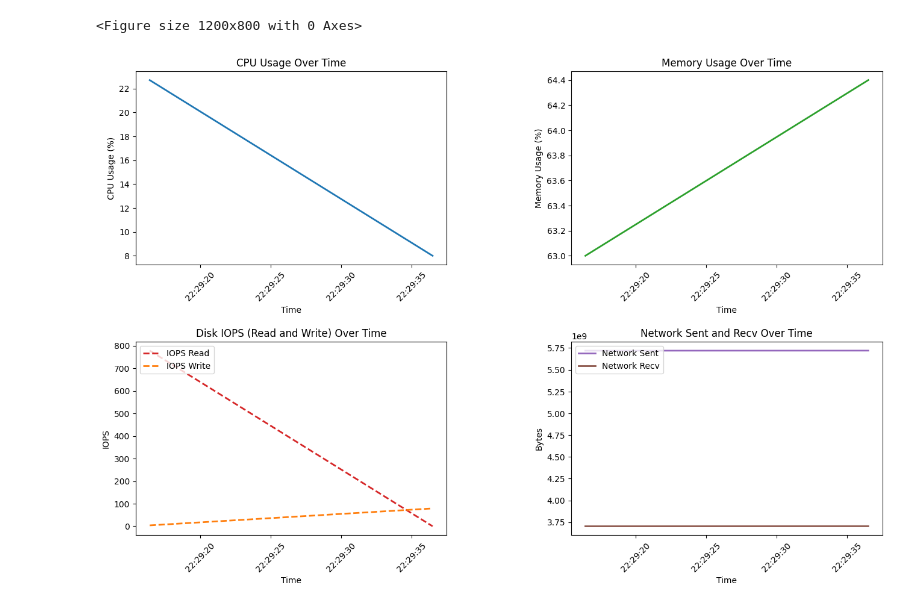
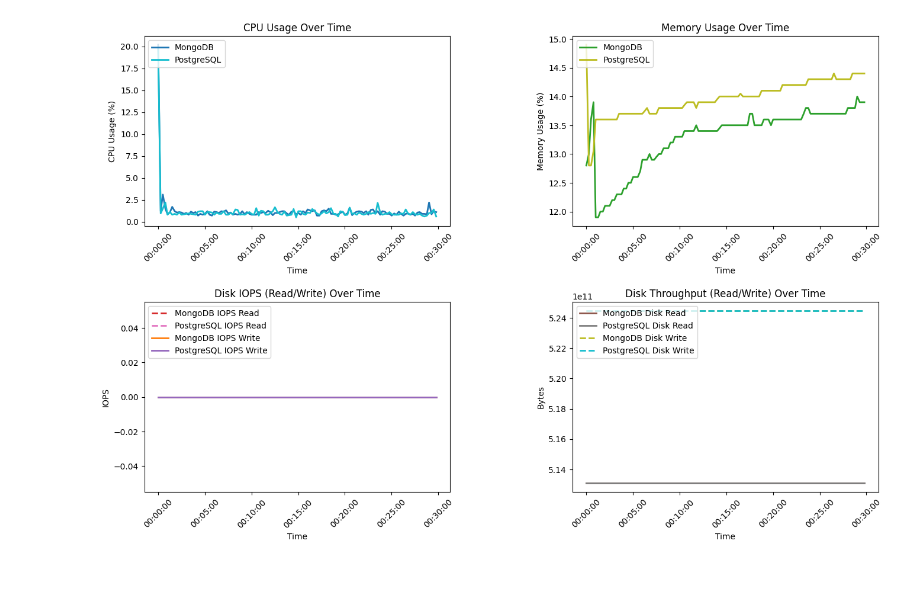
Before and after one commit to leonardomaier/analise-comparativa-dbs, a Jupyter notebook: resources-charts.ipynb, the cells around one changed output. Saved outputs shown, nothing was run; the diff lists cells and outputs as text; code cells hidden in the pictures; blank space fills up the shorter version.

Commit message:
update jupyter notebook to merge two csvs to the same chart

```diff
--- a/resources-charts.ipynb
+++ b/resources-charts.ipynb
@@ -2,61 +2,84 @@
 import matplotlib.pyplot as plt
 import pandas as pd
 
-# Read the data into a pandas DataFrame
-df = pd.read_csv('pg_30_seconds_10_threads_insert_workload.csv')
+# === Caminhos dos arquivos CSV ===
+mongo_file = 'resource-usage/mongo_1800_seconds_100_threads_insert_workload.csv'
+pg_file = 'resource-usage/pg_1800_seconds_100_threads_insert_workload.csv'
 
-# Convert the 'Time' column to datetime format for better plotting
-df['Time'] = pd.to_datetime(df['Time'], unit='s')
+# === Ler os dados ===
+df_mongo = pd.read_csv(mongo_file)
+df_pg = pd.read_csv(pg_file)
 
-N = 10  # Adjust this number to plot fewer points
-df = df.iloc[::N, :]
+# === Converter 'Time' de timestamp para datetime ===
+df_mongo['Time'] = pd.to_datetime(df_mongo['Time'], unit='s')
+df_pg['Time'] = pd.to_datetime(df_pg['Time'], unit='s')
 
-print(df['Time'].min(), df['Time'].max())
+# === Normalizar timestamps para elapsed time (segundos desde início) ===
+df_mongo['ElapsedTime'] = (df_mongo['Time'] - df_mongo['Time'].iloc[0]).dt.total_seconds()
+df_pg['ElapsedTime'] = (df_pg['Time'] - df_pg['Time'].iloc[0]).dt.total_seconds()
 
-# Plot the data
-plt.figure(figsize=(12, 8))
+# === Criar um eixo de tempo comum ===
+common_time = pd.Series(sorted(set(df_mongo['ElapsedTime']).union(df_pg['ElapsedTime'])))
 
-# Create a 2x2 grid of subplots
+# Interpolar para alinhar os tempos
+df_mongo_interp = df_mongo.set_index('ElapsedTime').reindex(common_time).interpolate(method='linear')
+df_pg_interp = df_pg.set_index('ElapsedTime').reindex(common_time).interpolate(method='linear')
+
+# Criar coluna de tempo formatada
+time_index = pd.to_datetime(common_time, unit='s')
+
+# Reduzir pontos (opcional)
+N = 15  # ou 10 se quiser menos pontos
+time_index = time_index[::N]
+df_mongo_interp = df_mongo_interp.iloc[::N]
+df_pg_interp = df_pg_interp.iloc[::N]
+
+# === Plot ===
 fig, axs = plt.subplots(2, 2, figsize=(16, 10))
 
-# Plot 1: CPU Usage
-axs[0, 0].plot(df['Time'], df['CPU Usage'], label='CPU Usage', color='tab:blue', linewidth=2)
+# 1️⃣ CPU Usage
+axs[0, 0].plot(time_index, df_mongo_interp['CPU Usage'], label='MongoDB', color='tab:blue', linewidth=2)
+axs[0, 0].plot(time_index, df_pg_interp['CPU Usage'], label='PostgreSQL', color='tab:cyan', linewidth=2)
 axs[0, 0].set_xlabel('Time')
 axs[0, 0].set_ylabel('CPU Usage (%)')
 axs[0, 0].set_title('CPU Usage Over Time')
+axs[0, 0].legend(loc='upper left')
 axs[0, 0].tick_params(axis='x', rotation=45)
 
-# Plot 2: Memory Usage
-axs[0, 1].plot(df['Time'], df['Memory Usage'], label='Memory Usage', color='tab:green', linewidth=2)
+# 2️⃣ Memory Usage
+axs[0, 1].plot(time_index, df_mongo_interp['Memory Usage'], label='MongoDB', color='tab:green', linewidth=2)
+axs[0, 1].plot(time_index, df_pg_interp['Memory Usage'], label='PostgreSQL', color='tab:olive', linewidth=2)
 axs[0, 1].set_xlabel('Time')
 axs[0, 1].set_ylabel('Memory Usage (%)')
 axs[0, 1].set_title('Memory Usage Over Time')
+axs[0, 1].legend(loc='upper left')
 axs[0, 1].tick_params(axis='x', rotation=45)
 
-# Plot 3: Disk IOPS (Read and Write)
-axs[1, 0].plot(df['Time'], df['IOPS Read'], label='IOPS Read', color='tab:red', linestyle='--', linewidth=2)
-axs[1, 0].plot(df['Time'], df['IOPS Write'], label='IOPS Write', color='tab:orange', linestyle='--', linewidth=2)
+# 3️⃣ Disk IOPS
+axs[1, 0].plot(time_index, df_mongo_interp['IOPS Read'], label='MongoDB IOPS Read', color='tab:red', linestyle='--', linewidth=2)
+axs[1, 0].plot(time_index, df_pg_interp['IOPS Read'], label='PostgreSQL IOPS Read', color='tab:pink', linestyle='--', linewidth=2)
+axs[1, 0].plot(time_index, df_mongo_interp['IOPS Write'], label='MongoDB IOPS Write', color='tab:orange', linestyle='-', linewidth=2)
+axs[1, 0].plot(time_index, df_pg_interp['IOPS Write'], label='PostgreSQL IOPS Write', color='tab:purple', linestyle='-', linewidth=2)
 axs[1, 0].set_xlabel('Time')
 axs[1, 0].set_ylabel('IOPS')
-axs[1, 0].set_title('Disk IOPS (Read and Write) Over Time')
+axs[1, 0].set_title('Disk IOPS (Read/Write) Over Time')
 axs[1, 0].legend(loc='upper left')
 axs[1, 0].tick_params(axis='x', rotation=45)
 
-# Plot 4: Network Sent and Recv
-axs[1, 1].plot(df['Time'], df['Network Sent'], label='Network Sent', color='tab:purple', linewidth=2)
-axs[1, 1].plot(df['Time'], df['Network Recv'], label='Network Recv', color='tab:brown', linewidth=2)
+# 4️⃣ Disk Throughput (Read and Write in bytes)
+axs[1, 1].plot(time_index, df_mongo_interp['Disk Read'], label='MongoDB Disk Read', color='tab:brown', linewidth=2)
+axs[1, 1].plot(time_index, df_pg_interp['Disk Read'], label='PostgreSQL Disk Read', color='tab:gray', linewidth=2)
+axs[1, 1].plot(time_index, df_mongo_interp['Disk Write'], label='MongoDB Disk Write', color='tab:olive', linestyle='--', linewidth=2)
+axs[1, 1].plot(time_index, df_pg_interp['Disk Write'], label='PostgreSQL Disk Write', color='tab:cyan', linestyle='--', linewidth=2)
 axs[1, 1].set_xlabel('Time')
 axs[1, 1].set_ylabel('Bytes')
-axs[1, 1].set_title('Network Sent and Recv Over Time')
+axs[1, 1].set_title('Disk Throughput (Read/Write) Over Time')
 axs[1, 1].legend(loc='upper left')
 axs[1, 1].tick_params(axis='x', rotation=45)
 
 for ax in axs.flat:
     ax.xaxis.set_major_formatter(plt.matplotlib.dates.DateFormatter('%H:%M:%S'))
 
-# Adjust spacing between subplots
 plt.subplots_adjust(hspace=0.4, wspace=0.4)
-
-# Show the plots
 plt.show()
 # %% [output]
@@ -64,2 +86 @@ plt.show()
-<Figure size 1200x800 with 0 Axes>
-[figure, old version]
+[figure, new version]
```
Also changed, not shown: parts of 1 cell of this notebook.
